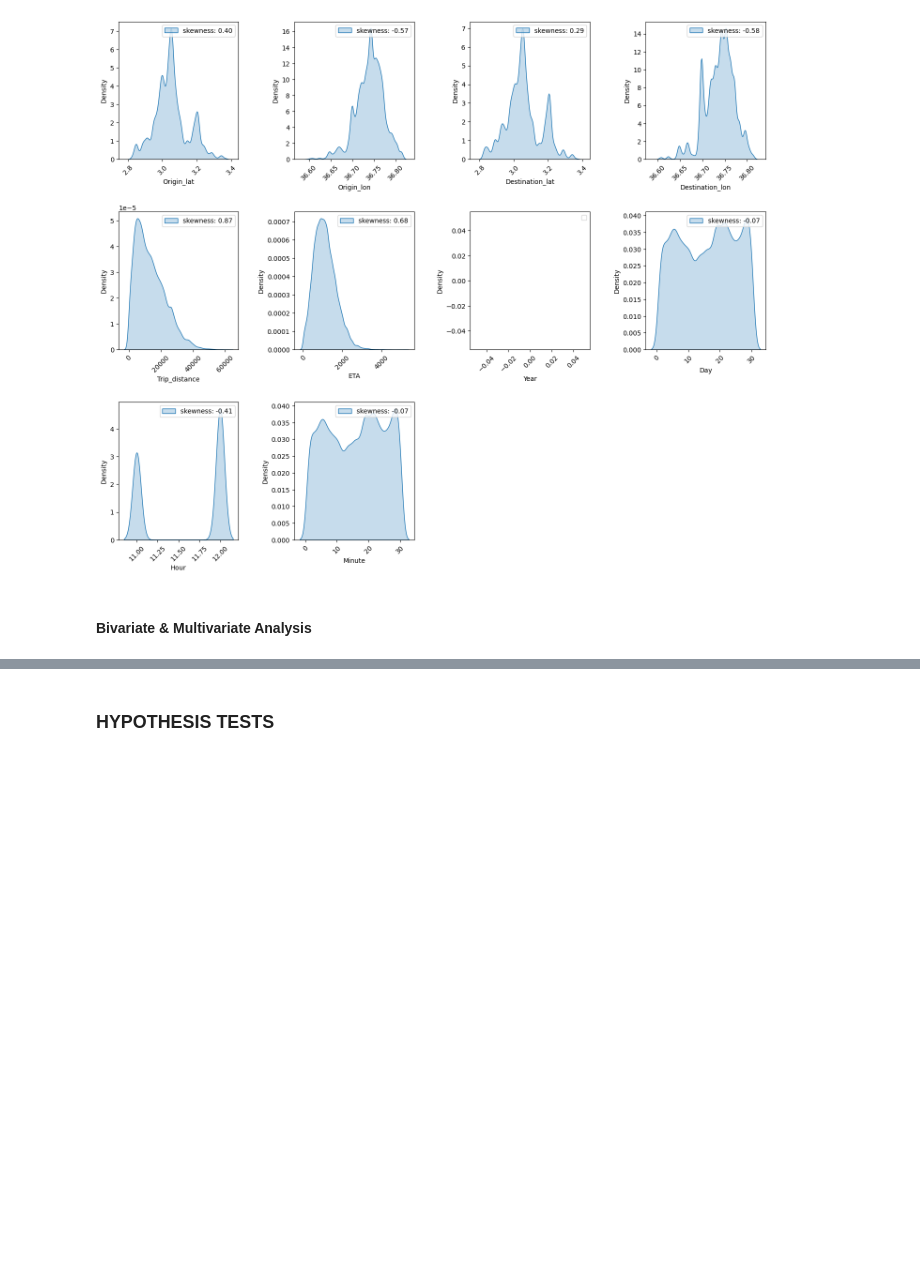
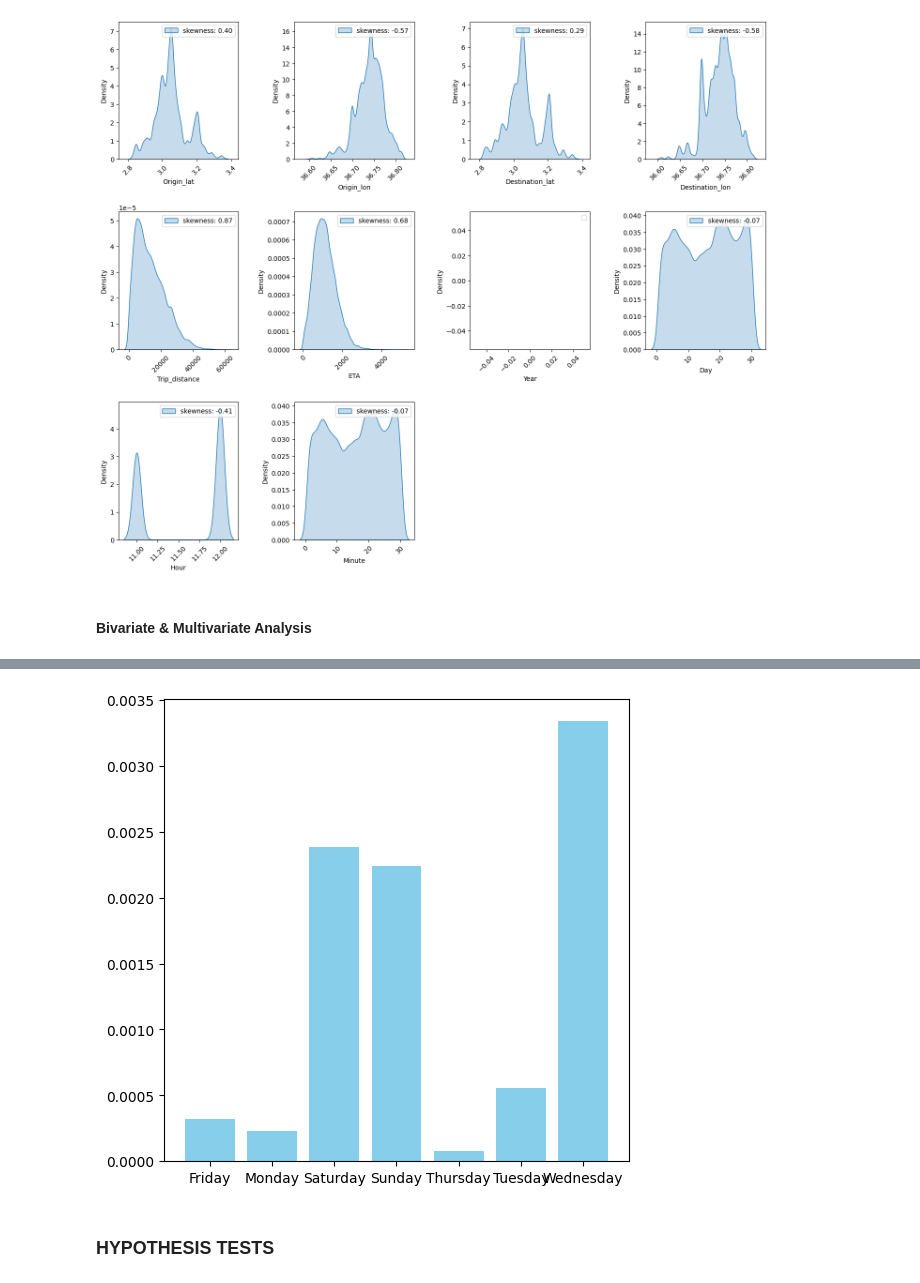
Before and after one commit to damzking/final-pro, a Jupyter notebook: Notebook/ETA-prediction.ipynb, the cells around one changed output, grey strips where cells are left out. Drawn from its saved outputs; the diff is of its cells as text; code cells hidden in the pictures; blank space fills up the shorter version.

```diff
--- a/Notebook/ETA-prediction.ipynb
+++ b/Notebook/ETA-prediction.ipynb
@@ -360,3 +374,12 @@ for i, variable in enumerate(train_df_noid.drop(['Timestamp','Month_name', 'Day_
+# %%
+precipitation_by_day = train_weath_df.groupby("Day_name")['total_precipitation'].mean()
+
+# Create the bar plot
+plt.figure(figsize=(6, 6))
+plt.bar(precipitation_by_day.index, precipitation_by_day.values, color='skyblue')
+plt.show()
+# %% [output]
+[figure, added]
 # %% [markdown]
 ### HYPOTHESIS TESTS
 # %% [markdown]
```
Also changed, not shown: parts of 14 cells of this notebook.
